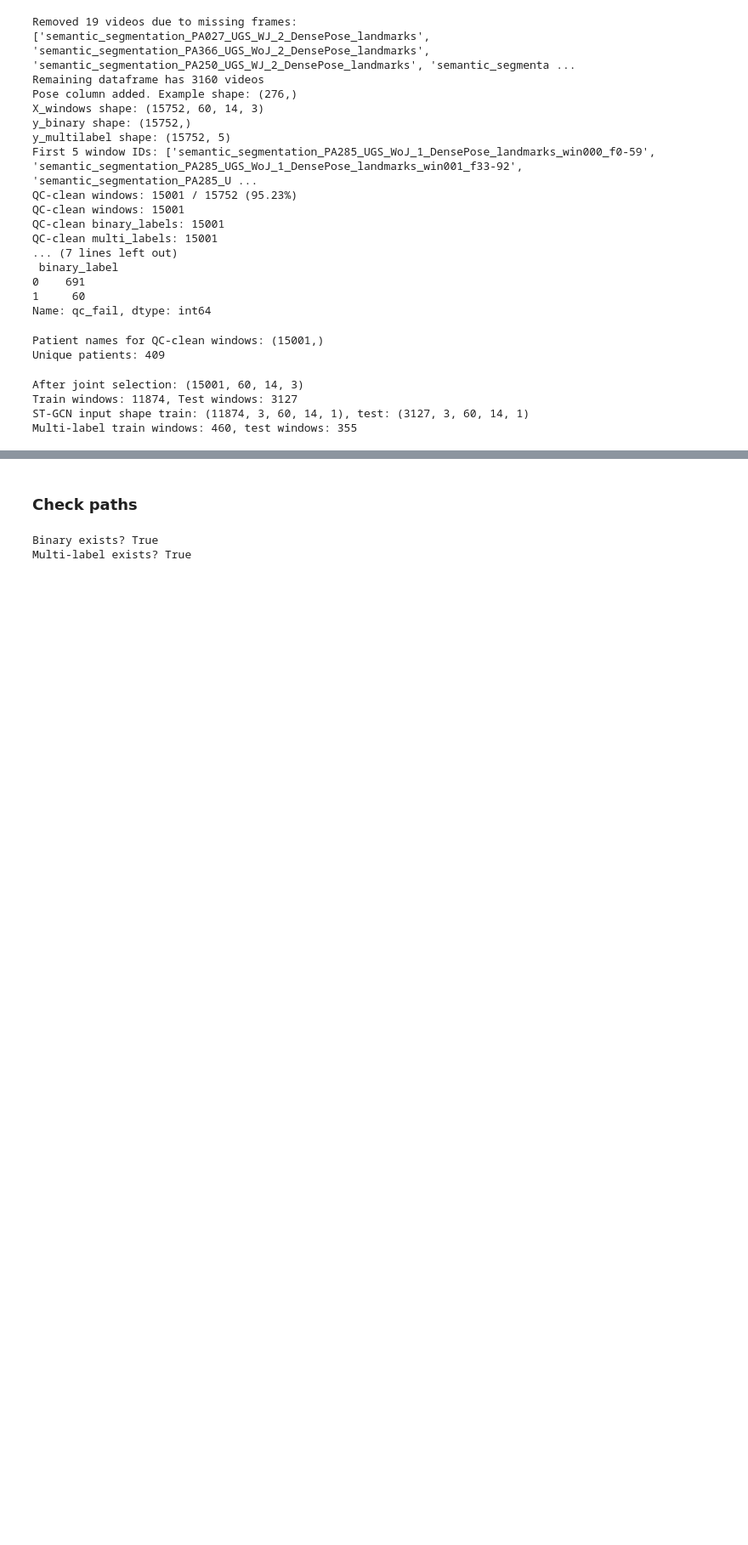
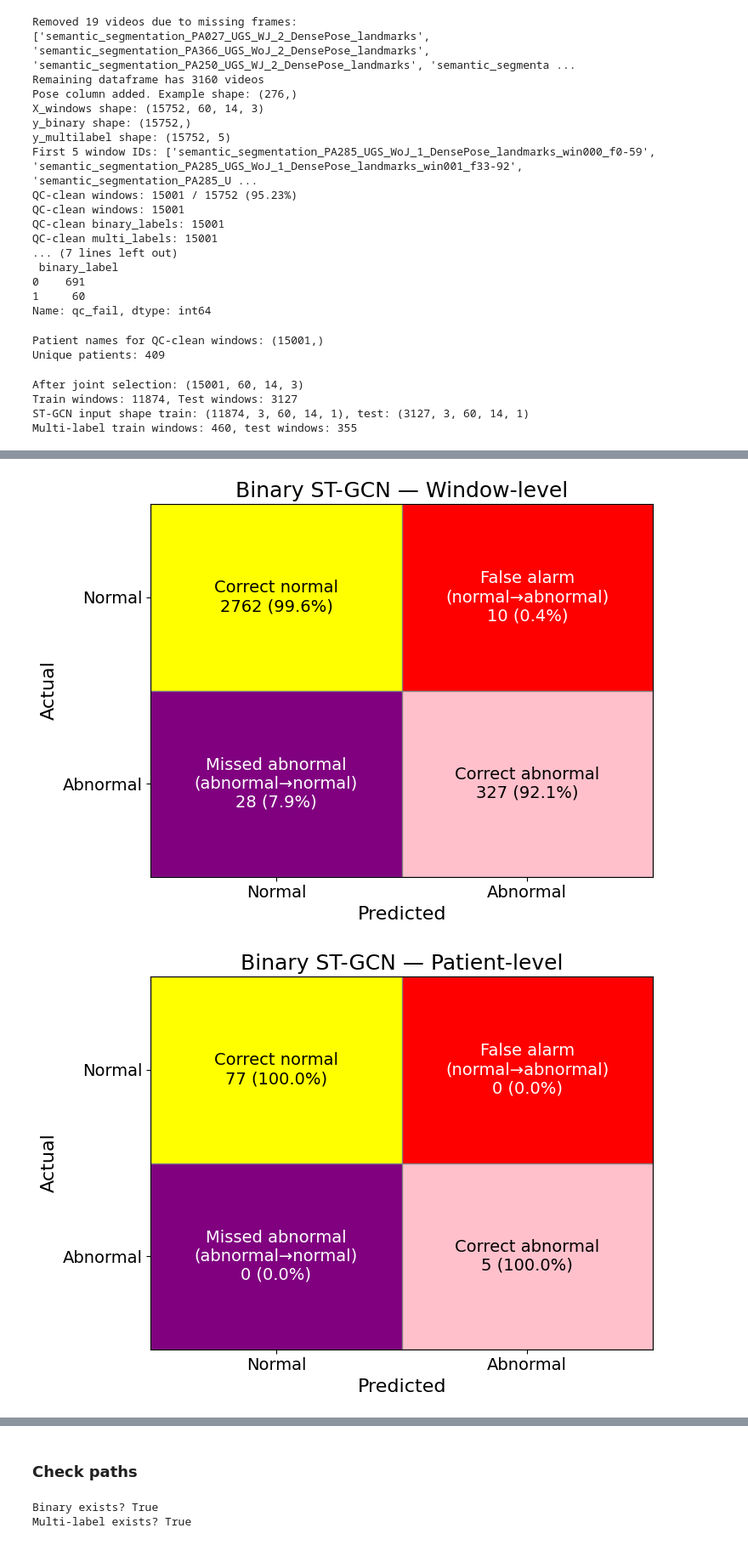
Before and after one commit to vaibhavredekar/GAITy-Capstone-Modeling, a Jupyter notebook: notebooks/plotting_results.ipynb, the cells around one changed output, grey strips where cells are left out. Shown at 85% size. Drawn from its saved outputs; the diff is of its cells as text; code cells hidden in the pictures; blank space fills up the shorter version.

```diff
--- a/notebooks/plotting_results.ipynb
+++ b/notebooks/plotting_results.ipynb
@@ -477,0 +680,21 @@ Confusion matrix:
+# %%
+# Window-level binary
+plot_confusion_matrix_custom_colors(cm_window_bin, class_names=["Normal", "Abnormal"],
+                                    title="Binary ST-GCN — Window-level",
+                                    title_fontsize=18,
+                                    label_fontsize=14,
+                                    axis_label_fontsize=16,
+                                    tick_fontsize=14)
+plt.show()
+
+# Patient-level binary
+plot_confusion_matrix_custom_colors(cm_patient_bin, class_names=["Normal", "Abnormal"],
+                                    title="Binary ST-GCN — Patient-level",
+                                    title_fontsize=18,
+                                    label_fontsize=14,
+                                    axis_label_fontsize=16,
+                                    tick_fontsize=14)
+plt.show()
+# %% [output]
+[figure, added]
+[figure, added]
```
Also changed, not shown: parts of 32 cells of this notebook, 7 other files.
